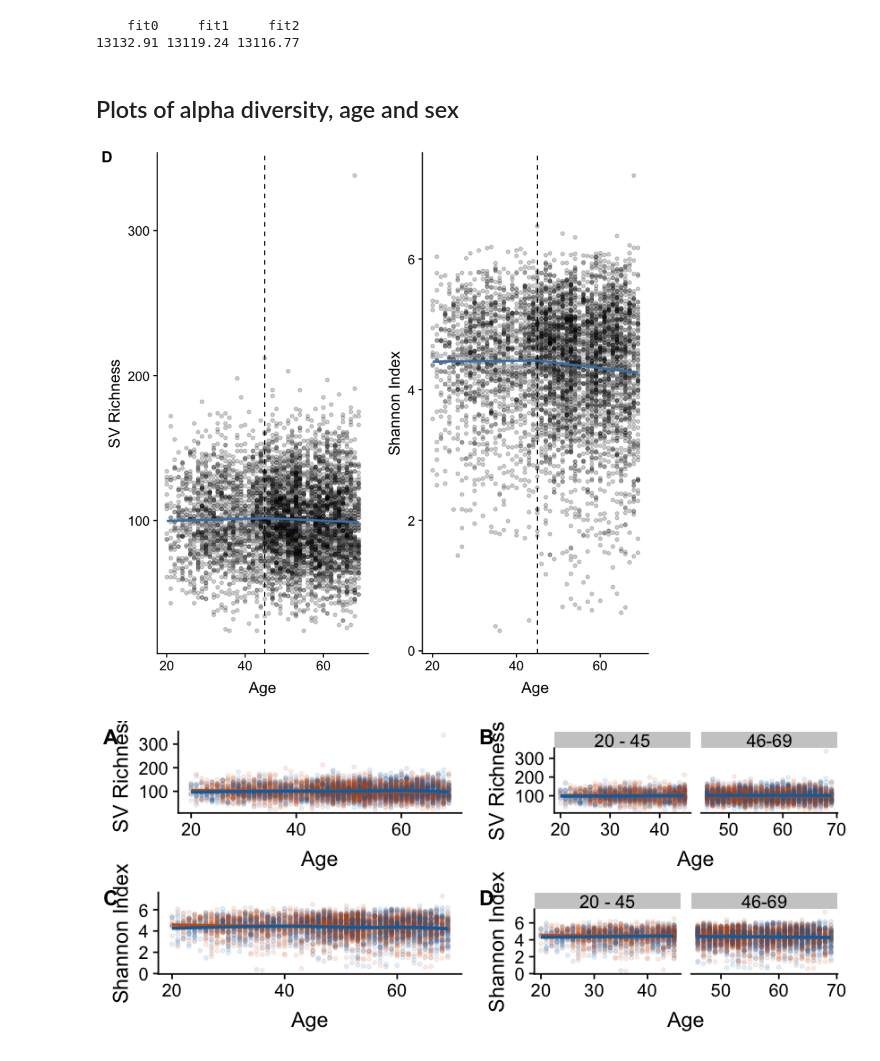
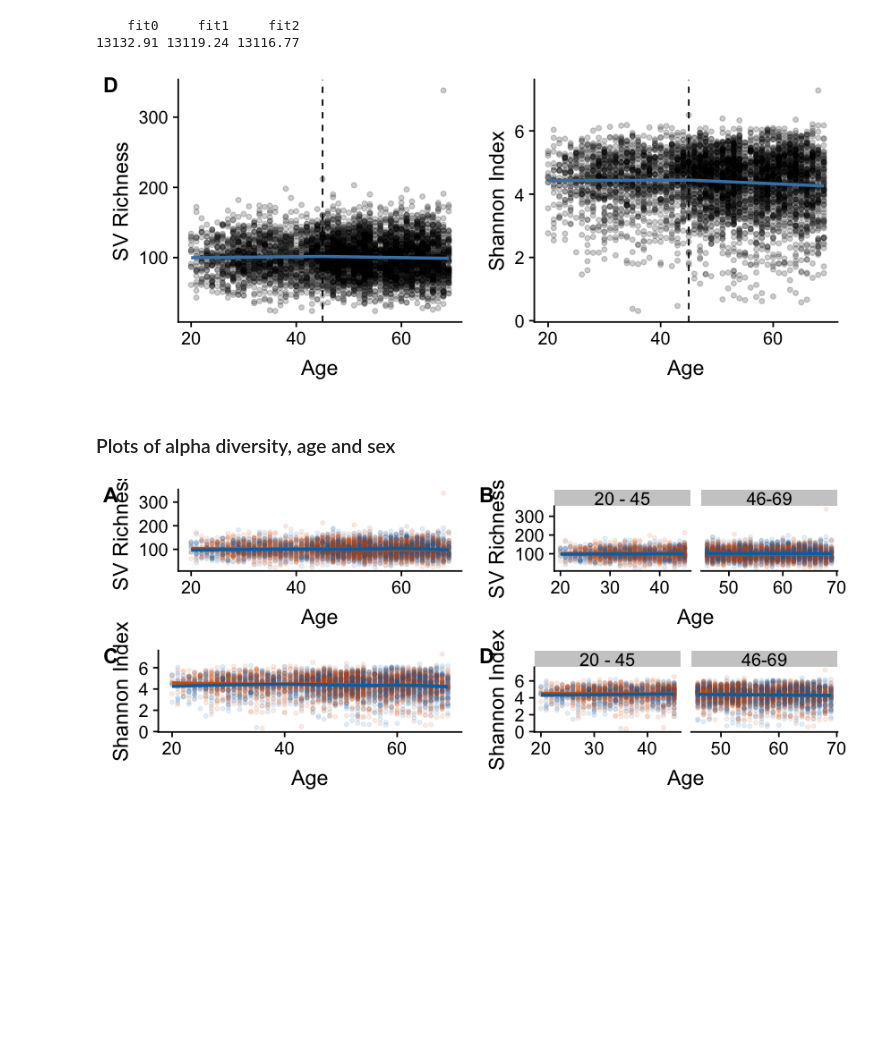
Before and after one commit to jacodela/microbio_aDiv, a Jupyter notebook: China_Analyses/China_data.ipynb, the cells around one changed output. Saved outputs shown, nothing was run; the diff lists cells and outputs as text; code cells hidden in the pictures; blank space fills up the shorter version.

```diff
--- a/China_Analyses/China_data.ipynb
+++ b/China_Analyses/China_data.ipynb
@@ -130,34 +117,34 @@ Multiple R-squared:  0.0006965, Adjusted R-squared:  0.0002936
 F-statistic: 1.729 on 2 and 4960 DF,  p-value: 0.1777
     fit0     fit1     fit2
 13132.91 13119.24 13116.77
-# %% [markdown]
-## Plots of alpha diversity, age and sex
 # %%
 health_table$Description = factor(health_table$Description, levels=c("Young","Old"))
 labels = c(Young = "20 - 45", Old = "46-69")
 # %%
 China_richness_spline = ggplot(health_table, aes(x = age, y = observed_otus_1250)) +
     geom_point(size = 1.3, alpha = 0.2) +
     geom_vline(xintercept = c(45), linetype="dashed") +
     geom_smooth(method = "lm", formula = y~lspline(x,c(45)), se = F, color = "steelblue") +
     labs(x = "Age", y = "SV Richness") +
     scale_x_continuous(breaks = pretty_breaks(n = 3))
 
 China_shannon_spline = ggplot(health_table,  aes(x = age, y = shannon_1250)) +
     geom_point(size = 1.3, alpha = 0.2) +
     geom_vline(xintercept = c(45), linetype="dashed") +
     geom_smooth(method = "lm", formula = y~lspline(x,c(45)), se = F, color = "steelblue") +
     labs(x = "Age", y = "Shannon Index") +
     scale_x_continuous(breaks = pretty_breaks(n = 3))
 
-
+options(repr.plot.width=7, repr.plot.height=3) # default is 7x7
 China_div_spline = plot_grid(China_richness_spline, China_shannon_spline, nrow = 1, labels = c("D", ""))
 ggsave(filename = "./images/China_alpha_spline.png",
        plot = China_div_spline, width = 7, height = 3,
        device = "png", dpi = "print")
 plot(China_div_spline)
 # %% [output]
-[figure, old version]
+[figure, new version]
+# %% [markdown]
+### Plots of alpha diversity, age and sex
 # %%
 # Plots
 options(repr.plot.width=7, repr.plot.height=3)
```
Also changed, not shown: parts of 11 cells of this notebook, 2 other files.
